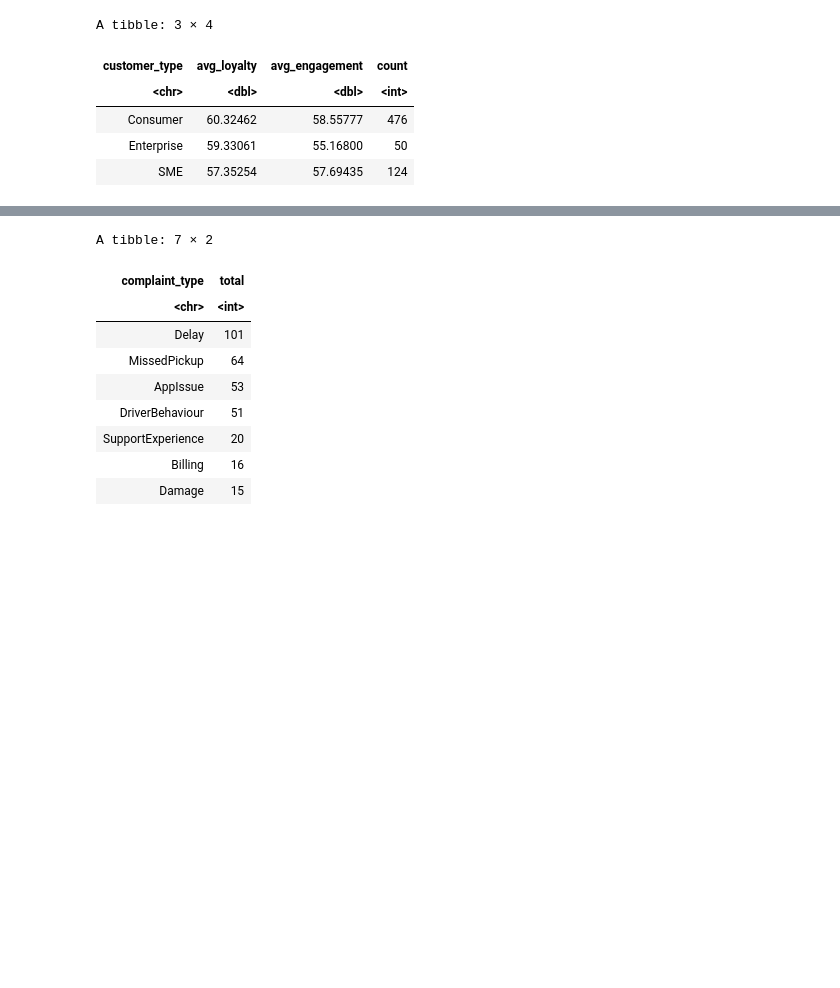
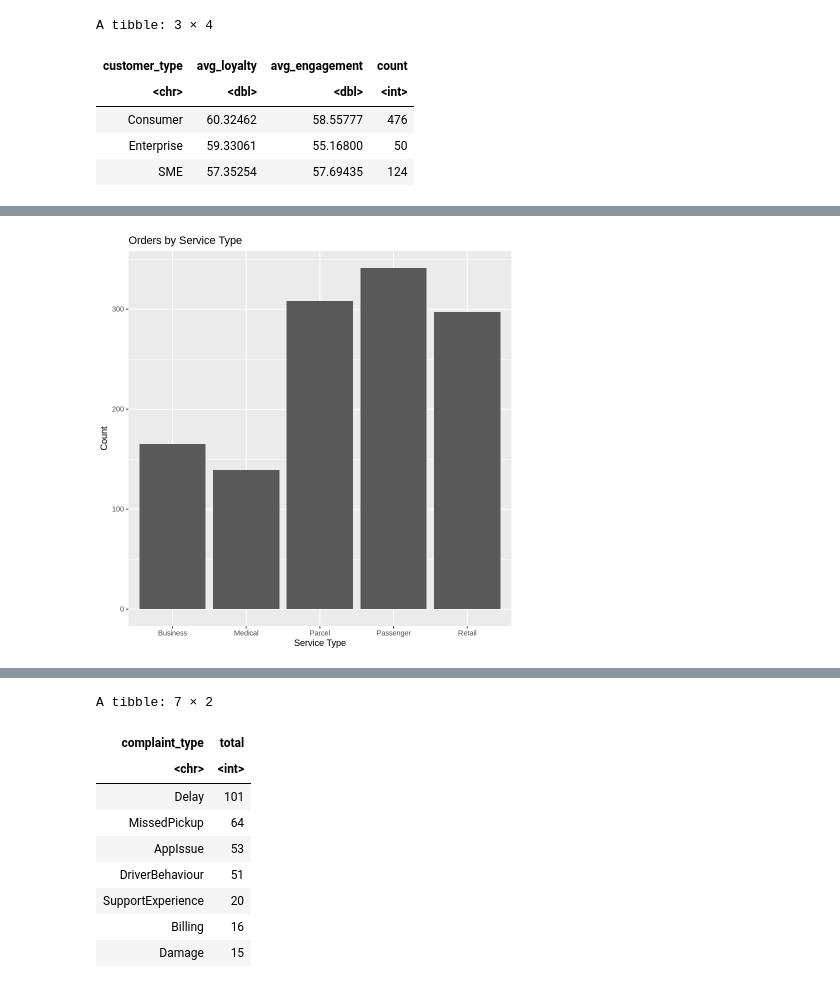
Before and after one commit to fathmafidzz2004-hash/CourseWorkRepository, a Jupyter notebook: NorthStar_R_Analytics.ipynb, the cells around one changed output, grey strips where cells are left out. Saved outputs shown, nothing was run; the diff lists cells and outputs as text; code cells hidden in the pictures; blank space fills up the shorter version.

```diff
--- a/NorthStar_R_Analytics.ipynb
+++ b/NorthStar_R_Analytics.ipynb
@@ -142 +117,9 @@ A tibble: 5 × 2
+# %%
+ggplot(orders, aes(x = service_type)) +
+  geom_bar() +
+  labs(title = "Orders by Service Type",
+       x = "Service Type",
+       y = "Count")
+# %% [output]
+[figure, added]
 # %%
```
Also changed, not shown: parts of 17 cells of this notebook.
